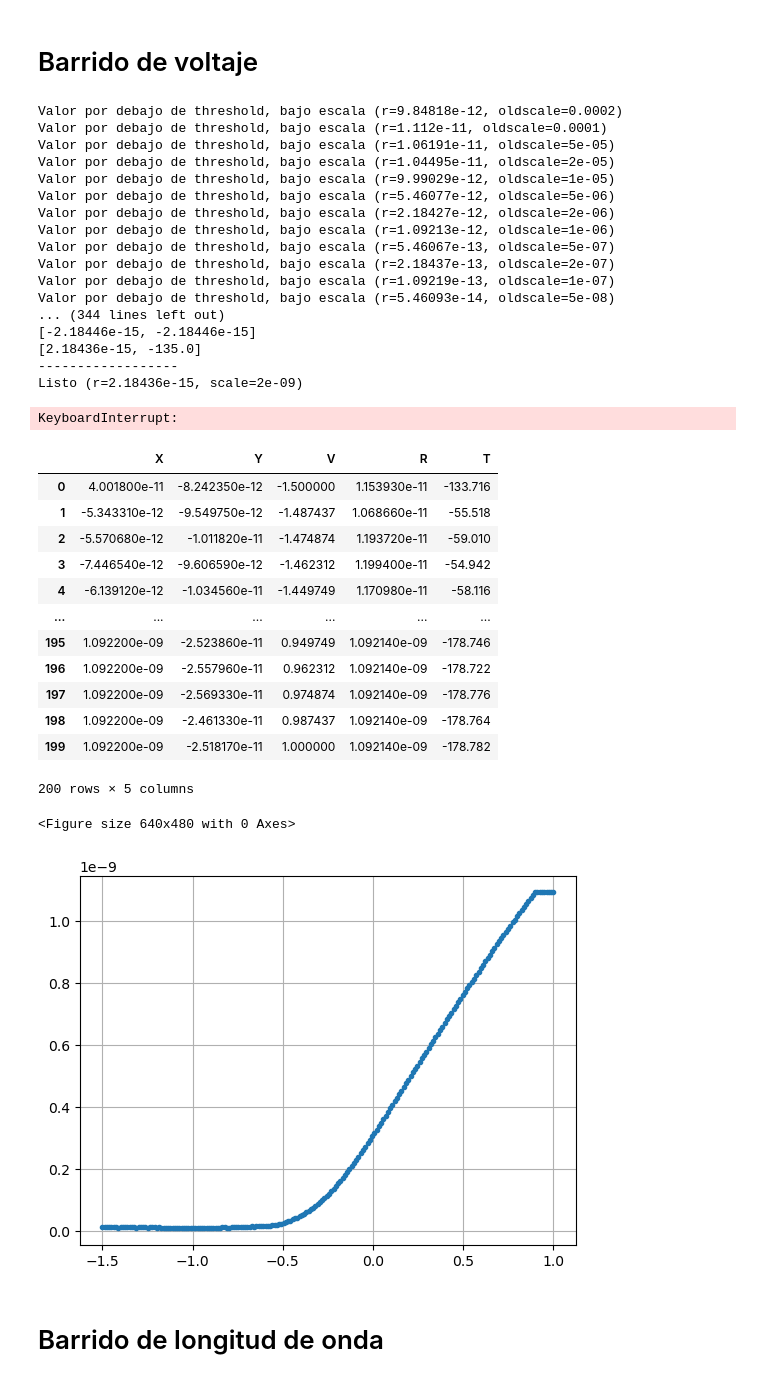
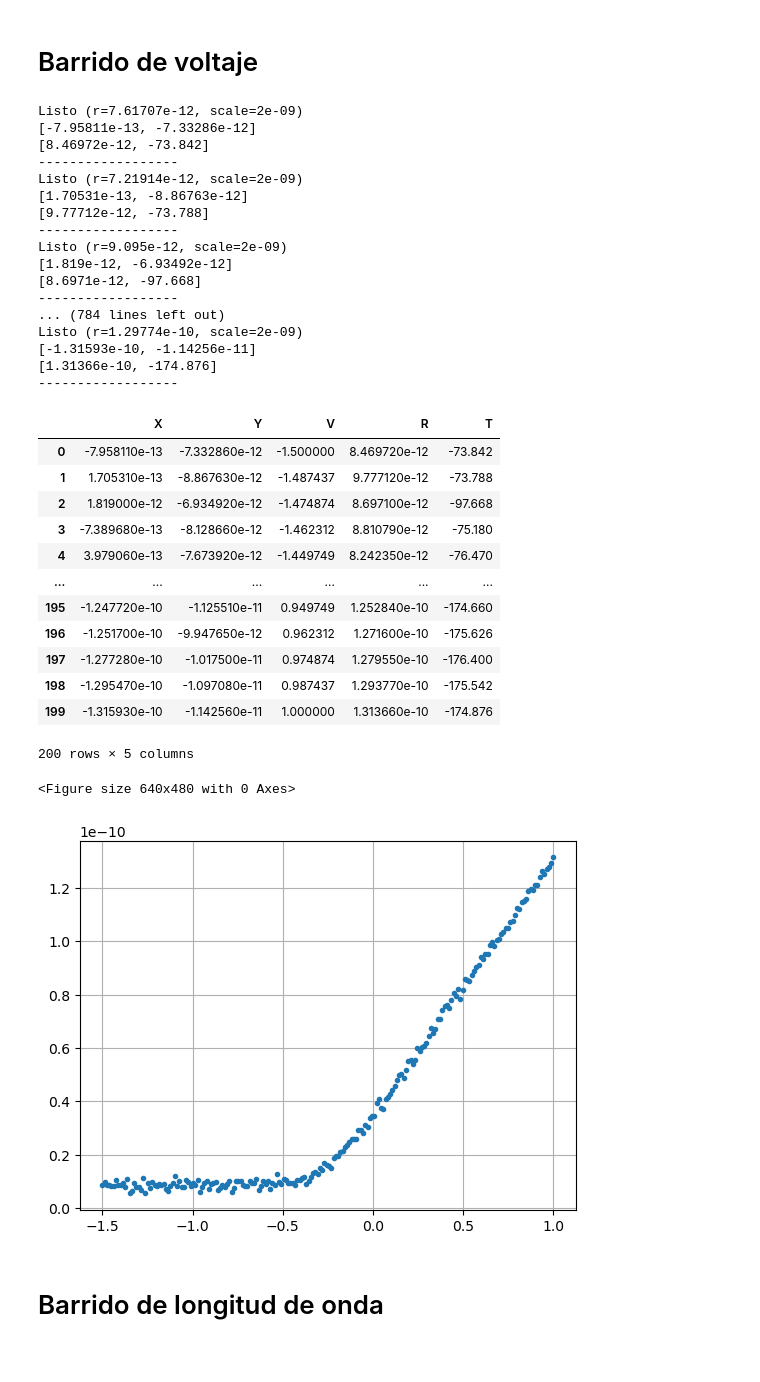
Before and after one commit to BernardoPironio/Efecto-fotoelectrico, a Jupyter notebook: codigo_mediciones.ipynb, the cells around one changed output. Drawn from its saved outputs; the diff is of its cells as text; code cells hidden in the pictures.

```diff
--- a/codigo_mediciones.ipynb
+++ b/codigo_mediciones.ipynb
@@ -62,12 +62,13 @@ V = []
 
 for i in np.linspace(-1.5,1,200):
     lockin.set_aux_out(3,i)
+    lockin.auto_scale()
     medicionXY = lockin.get_medicion()
     medicionRT = lockin.get_medicion(False)
     print(medicionXY)
     print(medicionRT)
     print('------------------')
-    time.sleep(0.5)
+    time.sleep(0.2)
 
     V.append(i)
     X.append(medicionXY[0])
@@ -75,24 +76,23 @@ for i in np.linspace(-1.5,1,200):
     R.append(medicionRT[0])
     T.append(medicionRT[1])
 # %% [output]
-Valor por debajo de threshold, bajo escala (r=9.84818e-12, oldscale=0.0002)
-Valor por debajo de threshold, bajo escala (r=1.112e-11, oldscale=0.0001)
-Valor por debajo de threshold, bajo escala (r=1.06191e-11, oldscale=5e-05)
-Valor por debajo de threshold, bajo escala (r=1.04495e-11, oldscale=2e-05)
-Valor por debajo de threshold, bajo escala (r=9.99029e-12, oldscale=1e-05)
-Valor por debajo de threshold, bajo escala (r=5.46077e-12, oldscale=5e-06)
-Valor por debajo de threshold, bajo escala (r=2.18427e-12, oldscale=2e-06)
-Valor por debajo de threshold, bajo escala (r=1.09213e-12, oldscale=1e-06)
-Valor por debajo de threshold, bajo escala (r=5.46067e-13, oldscale=5e-07)
-Valor por debajo de threshold, bajo escala (r=2.18437e-13, oldscale=2e-07)
-Valor por debajo de threshold, bajo escala (r=1.09219e-13, oldscale=1e-07)
-Valor por debajo de threshold, bajo escala (r=5.46093e-14, oldscale=5e-08)
-... (344 lines left out)
-[-2.18446e-15, -2.18446e-15]
-[2.18436e-15, -135.0]
+Listo (r=7.61707e-12, scale=2e-09)
+[-7.95811e-13, -7.33286e-12]
+[8.46972e-12, -73.842]
 ------------------
-Listo (r=2.18436e-15, scale=2e-09)
+Listo (r=7.21914e-12, scale=2e-09)
+[1.70531e-13, -8.86763e-12]
+[9.77712e-12, -73.788]
+------------------
+Listo (r=9.095e-12, scale=2e-09)
+[1.819e-12, -6.93492e-12]
+[8.6971e-12, -97.668]
+------------------
+... (784 lines left out)
+Listo (r=1.29774e-10, scale=2e-09)
+[-1.31593e-10, -1.14256e-11]
+[1.31366e-10, -174.876]
+------------------
-KeyboardInterrupt:
 # %%
 data = pd.DataFrame({'X':X,
                      'Y':Y,
@@ -103,30 +103,30 @@ data = pd.DataFrame({'X':X,
 display(data)
 # %% [output]
 |  | X | Y | V | R | T |
-| 0 | 4.001800e-11 | -8.242350e-12 | -1.500000 | 1.153930e-11 | -133.716 |
-| 1 | -5.343310e-12 | -9.549750e-12 | -1.487437 | 1.068660e-11 | -55.518 |
-| 2 | -5.570680e-12 | -1.011820e-11 | -1.474874 | 1.193720e-11 | -59.010 |
-| 3 | -7.446540e-12 | -9.606590e-12 | -1.462312 | 1.199400e-11 | -54.942 |
-| 4 | -6.139120e-12 | -1.034560e-11 | -1.449749 | 1.170980e-11 | -58.116 |
+| 0 | -7.958110e-13 | -7.332860e-12 | -1.500000 | 8.469720e-12 | -73.842 |
+| 1 | 1.705310e-13 | -8.867630e-12 | -1.487437 | 9.777120e-12 | -73.788 |
+| 2 | 1.819000e-12 | -6.934920e-12 | -1.474874 | 8.697100e-12 | -97.668 |
+| 3 | -7.389680e-13 | -8.128660e-12 | -1.462312 | 8.810790e-12 | -75.180 |
+| 4 | 3.979060e-13 | -7.673920e-12 | -1.449749 | 8.242350e-12 | -76.470 |
 | ... | ... | ... | ... | ... | ... |
-| 195 | 1.092200e-09 | -2.523860e-11 | 0.949749 | 1.092140e-09 | -178.746 |
-| 196 | 1.092200e-09 | -2.557960e-11 | 0.962312 | 1.092140e-09 | -178.722 |
-| 197 | 1.092200e-09 | -2.569330e-11 | 0.974874 | 1.092140e-09 | -178.776 |
-| 198 | 1.092200e-09 | -2.461330e-11 | 0.987437 | 1.092140e-09 | -178.764 |
-| 199 | 1.092200e-09 | -2.518170e-11 | 1.000000 | 1.092140e-09 | -178.782 |
+| 195 | -1.247720e-10 | -1.125510e-11 | 0.949749 | 1.252840e-10 | -174.660 |
+| 196 | -1.251700e-10 | -9.947650e-12 | 0.962312 | 1.271600e-10 | -175.626 |
+| 197 | -1.277280e-10 | -1.017500e-11 | 0.974874 | 1.279550e-10 | -176.400 |
+| 198 | -1.295470e-10 | -1.097080e-11 | 0.987437 | 1.293770e-10 | -175.542 |
+| 199 | -1.315930e-10 | -1.142560e-11 | 1.000000 | 1.313660e-10 | -174.876 |
 200 rows × 5 columns
 # %%
-X = np.array(X)*(-1)
-Y = np.array(Y)
-R = np.array(R)
-T = np.array(T)
-V = np.array(V)
+X = data['X']
+Y = data['Y']
+R = data['R']
+T = data['T']
+V = data['V']
 
 plt.figure()
 plt.subplots()
 plt.plot(V,R,'.')
 plt.grid()
 # %% [output]
 <Figure size 640x480 with 0 Axes>
-[figure, old version]
+[figure, new version]
 # %%
```
Also changed, not shown: parts of 1 cell of this notebook.
